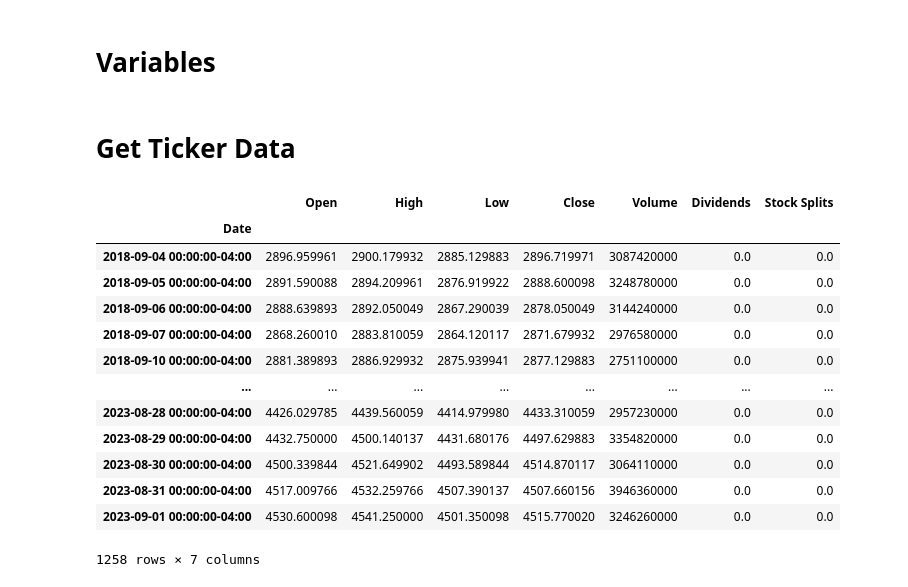
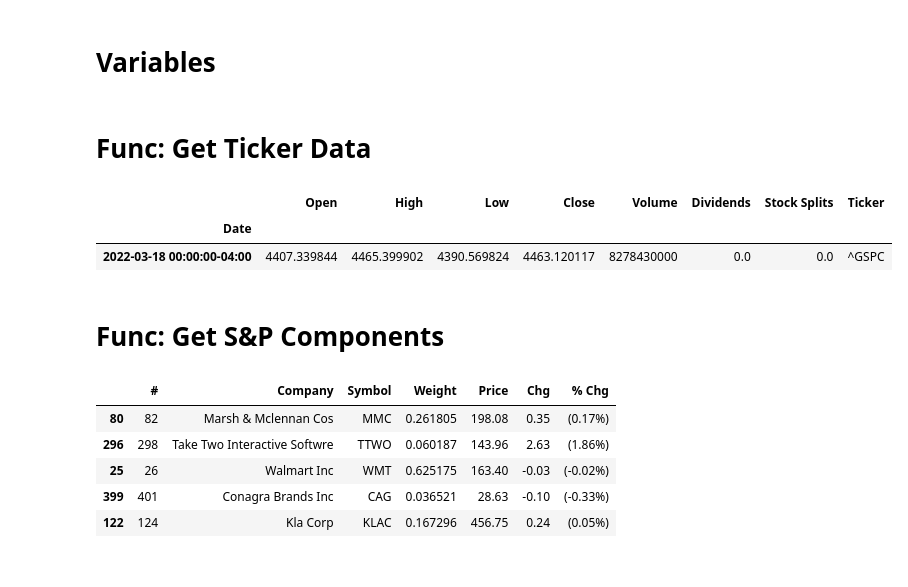
Before and after one commit to zayansalman/sp500vs20returns, a Jupyter notebook: s&p500 vs 20 returns.ipynb, the cells around one changed output. Cells and saved outputs as stored; diff of their text form; code cells hidden in the pictures.

Commit message:
5 - Equal Weighted returns. Index Weighted returns.

```diff
--- a/s&p500 vs 20 returns.ipynb
+++ b/s&p500 vs 20 returns.ipynb
@@ -7,27 +10,25 @@ import datetime
 # Variables
 # %%
 # Define the start and end dates
-start_date = datetime.datetime.now() - datetime.timedelta(days=5*365)
+start_date = datetime.datetime.now() - datetime.timedelta(days=3*365)
 end_date = datetime.datetime.now()
+components_url = 'https://www.slickcharts.com/sp500'
+header = {
+  "User-Agent": "Mozilla/5.0 (X11; Linux x86_64) AppleWebKit/537.36 (KHTML, like Gecko) Chrome/50.0.2661.75 Safari/537.36",
+  "X-Requested-With": "XMLHttpRequest"
+}
 # %% [markdown]
-# Get Ticker Data
+# Func: Get Ticker Data
 # %%
 def get_ticker_data(ticker, start_date, end_date):
-    return yf.Ticker(ticker).history(start=start_date, end=end_date)
+    data = yf.Ticker(ticker).history(start=start_date, end=end_date)
+    data['Ticker'] = ticker
+    return data
 # %%
-get_ticker_data('^GSPC', start_date, end_date)
+get_ticker_data('^GSPC', start_date, end_date).sample()
 # %% [output]
-|  | Open | High | Low | Close | Volume | Dividends | Stock Splits |
-| Date |  |  |  |  |  |  |  |
-| 2018-09-04 00:00:00-04:00 | 2896.959961 | 2900.179932 | 2885.129883 | 2896.719971 | 3087420000 | 0.0 | 0.0 |
-| 2018-09-05 00:00:00-04:00 | 2891.590088 | 2894.209961 | 2876.919922 | 2888.600098 | 3248780000 | 0.0 | 0.0 |
-| 2018-09-06 00:00:00-04:00 | 2888.639893 | 2892.050049 | 2867.290039 | 2878.050049 | 3144240000 | 0.0 | 0.0 |
-| 2018-09-07 00:00:00-04:00 | 2868.260010 | 2883.810059 | 2864.120117 | 2871.679932 | 2976580000 | 0.0 | 0.0 |
-| 2018-09-10 00:00:00-04:00 | 2881.389893 | 2886.929932 | 2875.939941 | 2877.129883 | 2751100000 | 0.0 | 0.0 |
-| ... | ... | ... | ... | ... | ... | ... | ... |
-| 2023-08-28 00:00:00-04:00 | 4426.029785 | 4439.560059 | 4414.979980 | 4433.310059 | 2957230000 | 0.0 | 0.0 |
-| 2023-08-29 00:00:00-04:00 | 4432.750000 | 4500.140137 | 4431.680176 | 4497.629883 | 3354820000 | 0.0 | 0.0 |
-| 2023-08-30 00:00:00-04:00 | 4500.339844 | 4521.649902 | 4493.589844 | 4514.870117 | 3064110000 | 0.0 | 0.0 |
-| 2023-08-31 00:00:00-04:00 | 4517.009766 | 4532.259766 | 4507.390137 | 4507.660156 | 3946360000 | 0.0 | 0.0 |
-| 2023-09-01 00:00:00-04:00 | 4530.600098 | 4541.250000 | 4501.350098 | 4515.770020 | 3246260000 | 0.0 | 0.0 |
+|  | Open | High | Low | Close | Volume | Dividends | Stock Splits | Ticker |
+| Date |  |  |  |  |  |  |  |  |
+| 2022-03-18 00:00:00-04:00 | 4407.339844 | 4465.399902 | 4390.569824 | 4463.120117 | 8278430000 | 0.0 | 0.0 | ^GSPC |
-1258 rows × 7 columns
+# %% [markdown]
+# Func: Get S&P Components
@@ -33,0 +42,9 @@ get_ticker_data('^GSPC', start_date, end_date)
+# %%
+sp500_components.sample(5)
+# %% [output]
+|  | # | Company | Symbol | Weight | Price | Chg | % Chg |
+| 80 | 82 | Marsh & Mclennan Cos | MMC | 0.261805 | 198.08 | 0.35 | (0.17%) |
+| 296 | 298 | Take Two Interactive Softwre | TTWO | 0.060187 | 143.96 | 2.63 | (1.86%) |
+| 25 | 26 | Walmart Inc | WMT | 0.625175 | 163.40 | -0.03 | (-0.02%) |
+| 399 | 401 | Conagra Brands Inc | CAG | 0.036521 | 28.63 | -0.10 | (-0.33%) |
+| 122 | 124 | Kla Corp | KLAC | 0.167296 | 456.75 | 0.24 | (0.05%) |
```
Also changed, not shown: parts of 50 cells of this notebook.
